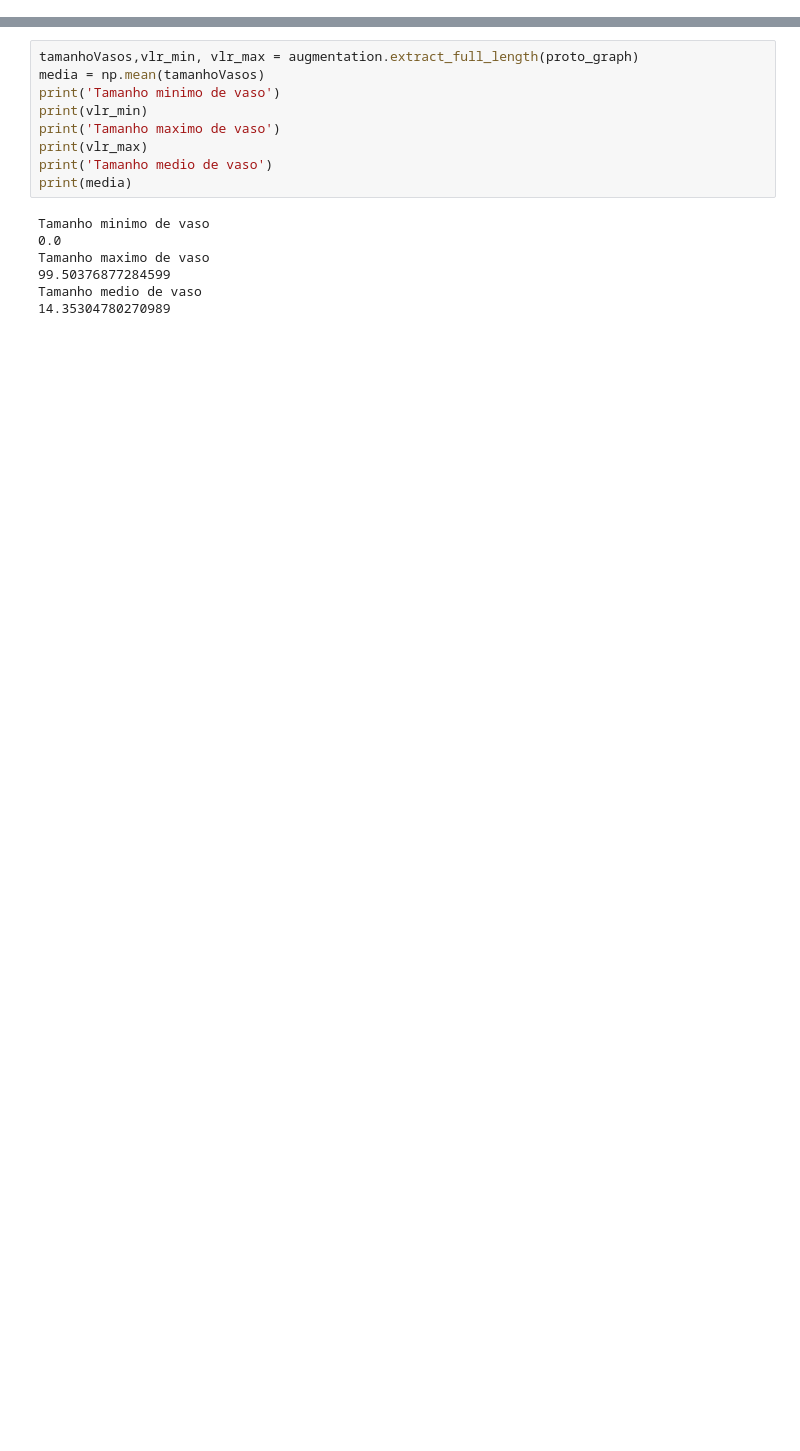
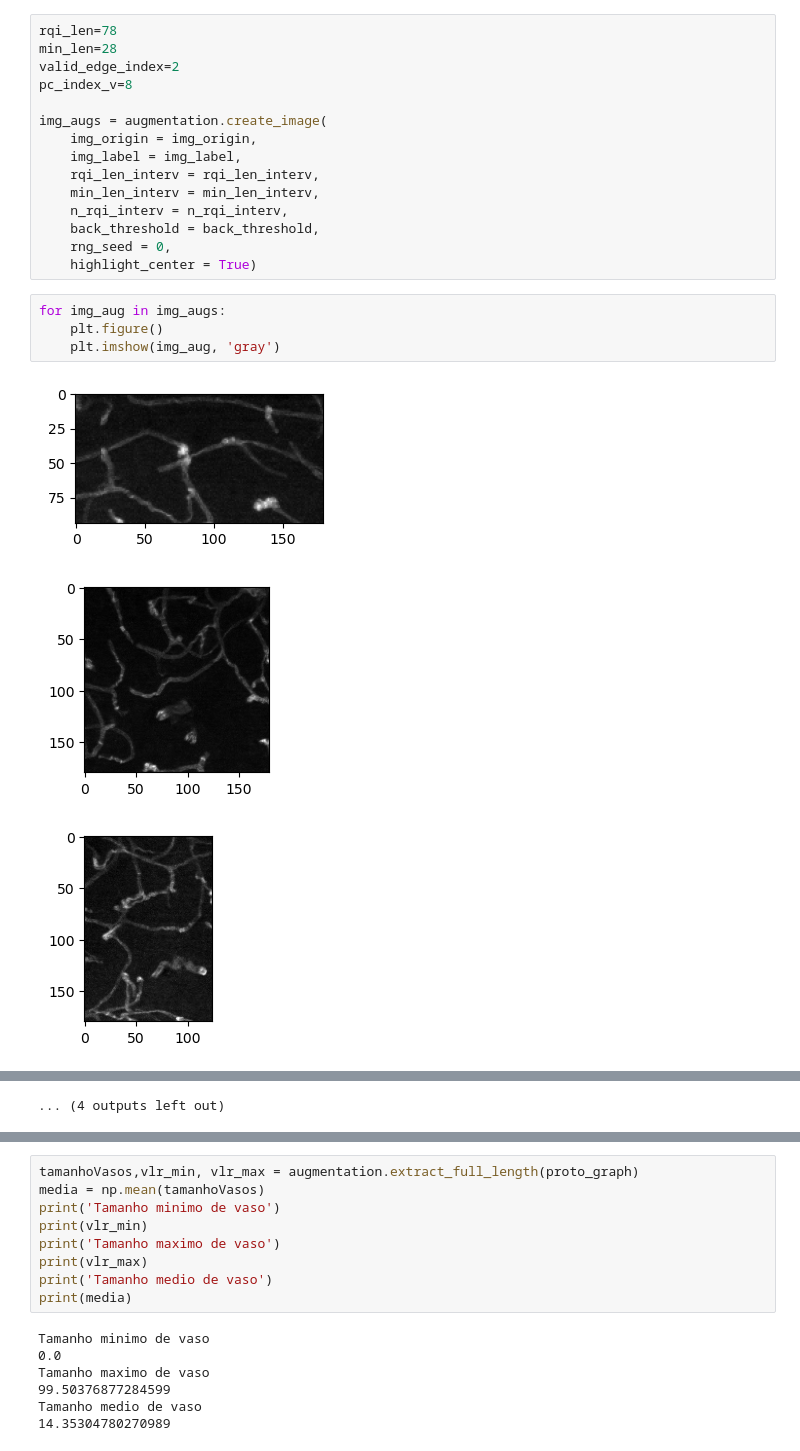
Before and after one commit to jpparella/vessel_salience, a Jupyter notebook: exemplo_gerador.ipynb, the cells around one changed output, grey strips where cells are left out. Drawn from its saved outputs; the diff is of its cells as text; blank space fills up the shorter version.

```diff
--- a/exemplo_gerador.ipynb
+++ b/exemplo_gerador.ipynb
@@ -33,0 +27,23 @@ Unable to find a valid background for RQI
+# %%
+rqi_len=78
+min_len=28
+valid_edge_index=2
+pc_index_v=8
+
+img_augs = augmentation.create_image(
+    img_origin = img_origin,
+    img_label = img_label,
+    rqi_len_interv = rqi_len_interv,
+    min_len_interv = min_len_interv,
+    n_rqi_interv = n_rqi_interv,
+    back_threshold = back_threshold,
+    rng_seed = 0,
+    highlight_center = True)
+# %%
+for img_aug in img_augs:
+    plt.figure()
+    plt.imshow(img_aug, 'gray')
+# %% [output]
+[figure, added]
+[figure, added]
+[figure, added]
@@ -34,3 +59,4 @@ Unable to find a valid background for RQI
+... (4 outputs left out)
 # %%
 # oriCrop, lblCrop, newCrop, newCropDyn, img_seg_crop, rqi_int_plot, vessel_int_plot, vessel_int_new, obj_cords, idxpc, idxp1, idxp2, idxpp1, idxpp2, debug_expand = debugger[0]
 # img_exp, img_ret_loc, outPutConv, img_only_back, coordsLoc, coordsLocNew, contorno = debug_expand
```
Also changed, not shown: parts of 3 cells of this notebook, 1 other file.
